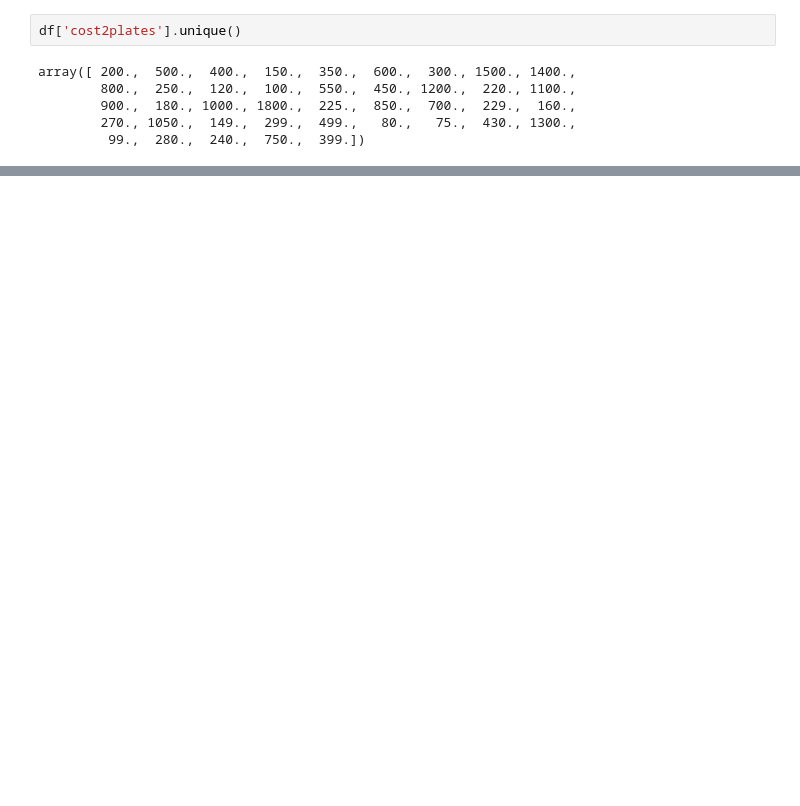
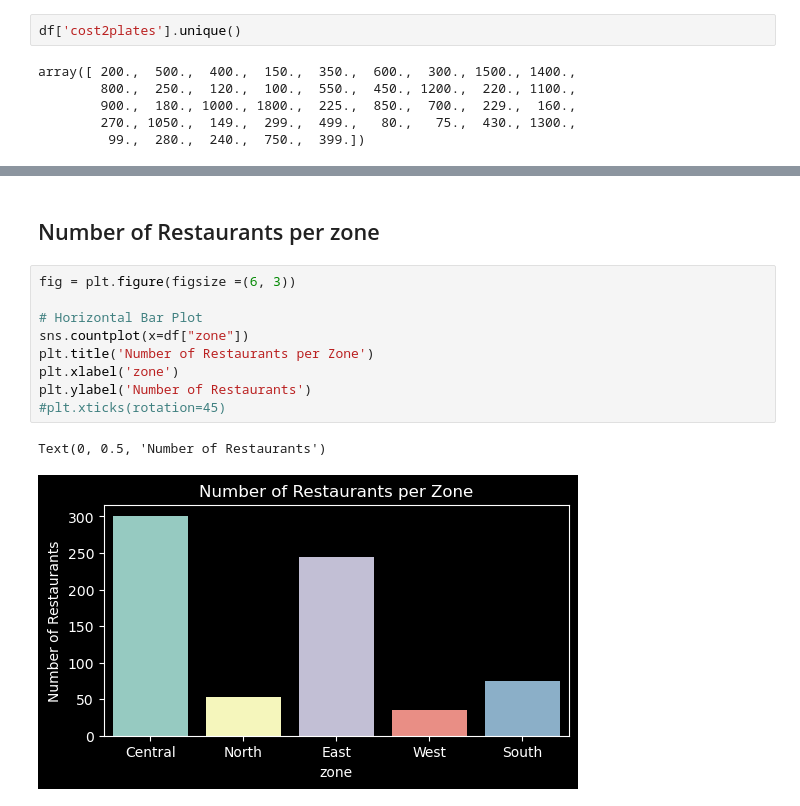
Before and after one commit to Ishaansh7/Swiggy-Analytics-Project, a Jupyter notebook: swiggy-analytics.ipynb, the cells around one changed output, grey strips where cells are left out. Drawn from its saved outputs; the diff is of its cells as text; blank space fills up the shorter version.

```diff
--- a/swiggy-analytics.ipynb
+++ b/swiggy-analytics.ipynb
@@ -273,0 +497,14 @@ df.head()
+# %% [markdown]
+ ## Number of Restaurants per zone
+# %%
+fig = plt.figure(figsize =(6, 3))
+
+# Horizontal Bar Plot
+sns.countplot(x=df["zone"])
+plt.title('Number of Restaurants per Zone')
+plt.xlabel('zone')
+plt.ylabel('Number of Restaurants')
+#plt.xticks(rotation=45)
+# %% [output]
+Text(0, 0.5, 'Number of Restaurants')
+[figure, added]
```
Also changed, not shown: parts of 65 cells of this notebook.
